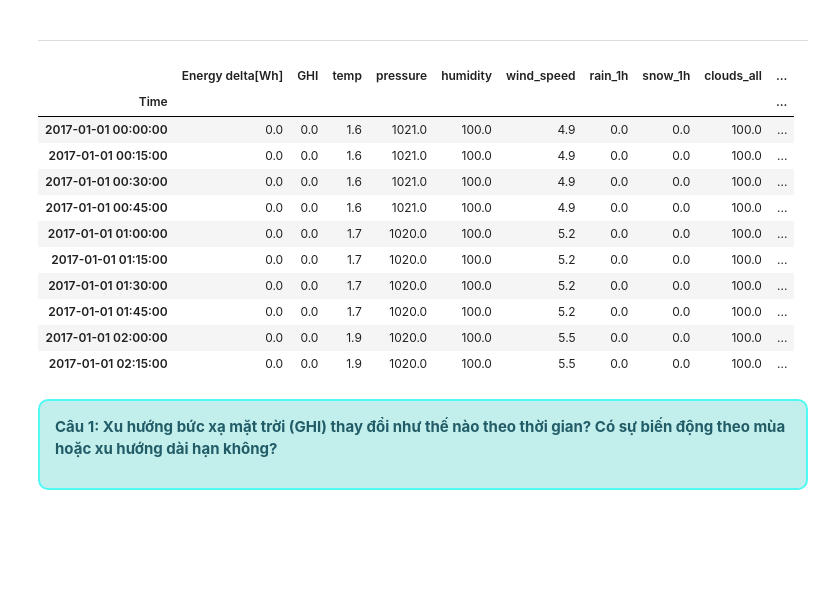
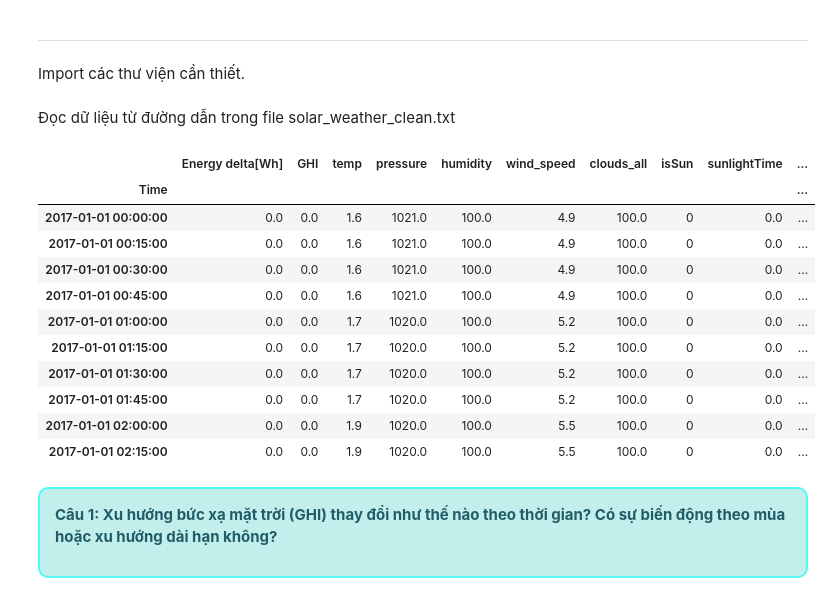
Before and after one commit to alpaca3000/Lab02_DataVisualization, a Jupyter notebook: Source_Codes/DataVizualizing.ipynb, the cells around one changed output. Saved outputs shown, nothing was run; the diff lists cells and outputs as text; code cells hidden in the pictures; blank space fills up the shorter version.

```diff
--- a/Source_Codes/DataVizualizing.ipynb
+++ b/Source_Codes/DataVizualizing.ipynb
@@ -2,26 +2,36 @@
 # **ĐẶT CÂU HỎI VÀ TRỰC QUAN HÓA DỮ LIỆU**
 # %% [markdown]
 ---
+# %% [markdown]
+Import các thư viện cần thiết.
 # %%
 import matplotlib.pyplot as plt
 import seaborn as sns
 import pandas as pd
-# %%
-df = pd.read_csv('../Datasets/solar_weather_clean.csv', index_col='Time', parse_dates=True)
-df.head(10)
-# %% [output]
-|  | Energy delta[Wh] | GHI | temp | pressure | humidity | wind_speed | rain_1h | snow_1h | clouds_all | ... |
-| Time |  |  |  |  |  |  |  |  |  | ... |
-| 2017-01-01 00:00:00 | 0.0 | 0.0 | 1.6 | 1021.0 | 100.0 | 4.9 | 0.0 | 0.0 | 100.0 | ... |
-| 2017-01-01 00:15:00 | 0.0 | 0.0 | 1.6 | 1021.0 | 100.0 | 4.9 | 0.0 | 0.0 | 100.0 | ... |
-| 2017-01-01 00:30:00 | 0.0 | 0.0 | 1.6 | 1021.0 | 100.0 | 4.9 | 0.0 | 0.0 | 100.0 | ... |
-| 2017-01-01 00:45:00 | 0.0 | 0.0 | 1.6 | 1021.0 | 100.0 | 4.9 | 0.0 | 0.0 | 100.0 | ... |
-| 2017-01-01 01:00:00 | 0.0 | 0.0 | 1.7 | 1020.0 | 100.0 | 5.2 | 0.0 | 0.0 | 100.0 | ... |
-| 2017-01-01 01:15:00 | 0.0 | 0.0 | 1.7 | 1020.0 | 100.0 | 5.2 | 0.0 | 0.0 | 100.0 | ... |
-| 2017-01-01 01:30:00 | 0.0 | 0.0 | 1.7 | 1020.0 | 100.0 | 5.2 | 0.0 | 0.0 | 100.0 | ... |
-| 2017-01-01 01:45:00 | 0.0 | 0.0 | 1.7 | 1020.0 | 100.0 | 5.2 | 0.0 | 0.0 | 100.0 | ... |
-| 2017-01-01 02:00:00 | 0.0 | 0.0 | 1.9 | 1020.0 | 100.0 | 5.5 | 0.0 | 0.0 | 100.0 | ... |
-| 2017-01-01 02:15:00 | 0.0 | 0.0 | 1.9 | 1020.0 | 100.0 | 5.5 | 0.0 | 0.0 | 100.0 | ... |
+# %% [markdown]
+Đọc dữ liệu từ đường dẫn trong file solar_weather_clean.txt
+# %%
+with open('../Datasets/solar_weather_clean_link.txt') as f:
+    link = f.readline()
+
+FILE_ID = link.split("/d/")[1].split("/view")[0]
+# %%
+url = f'https://drive.google.com/uc?id={FILE_ID}&export=download'
+df = pd.read_csv(url, index_col = 'Time', parse_dates=True)
+df.head(10)
+# %% [output]
+|  | Energy delta[Wh] | GHI | temp | pressure | humidity | wind_speed | clouds_all | isSun | sunlightTime | ... |
+| Time |  |  |  |  |  |  |  |  |  | ... |
+| 2017-01-01 00:00:00 | 0.0 | 0.0 | 1.6 | 1021.0 | 100.0 | 4.9 | 100.0 | 0 | 0.0 | ... |
+| 2017-01-01 00:15:00 | 0.0 | 0.0 | 1.6 | 1021.0 | 100.0 | 4.9 | 100.0 | 0 | 0.0 | ... |
+| 2017-01-01 00:30:00 | 0.0 | 0.0 | 1.6 | 1021.0 | 100.0 | 4.9 | 100.0 | 0 | 0.0 | ... |
+| 2017-01-01 00:45:00 | 0.0 | 0.0 | 1.6 | 1021.0 | 100.0 | 4.9 | 100.0 | 0 | 0.0 | ... |
+| 2017-01-01 01:00:00 | 0.0 | 0.0 | 1.7 | 1020.0 | 100.0 | 5.2 | 100.0 | 0 | 0.0 | ... |
+| 2017-01-01 01:15:00 | 0.0 | 0.0 | 1.7 | 1020.0 | 100.0 | 5.2 | 100.0 | 0 | 0.0 | ... |
+| 2017-01-01 01:30:00 | 0.0 | 0.0 | 1.7 | 1020.0 | 100.0 | 5.2 | 100.0 | 0 | 0.0 | ... |
+| 2017-01-01 01:45:00 | 0.0 | 0.0 | 1.7 | 1020.0 | 100.0 | 5.2 | 100.0 | 0 | 0.0 | ... |
+| 2017-01-01 02:00:00 | 0.0 | 0.0 | 1.9 | 1020.0 | 100.0 | 5.5 | 100.0 | 0 | 0.0 | ... |
+| 2017-01-01 02:15:00 | 0.0 | 0.0 | 1.9 | 1020.0 | 100.0 | 5.5 | 100.0 | 0 | 0.0 | ... |
 # %% [markdown]
 <div style="border-radius: 10px; border: 2px solid #51F9F4; padding: 15px; background-color:#c2eeec; font-size: 100%; text-align: left;">
 
```
Also changed, not shown: 3 other files.
